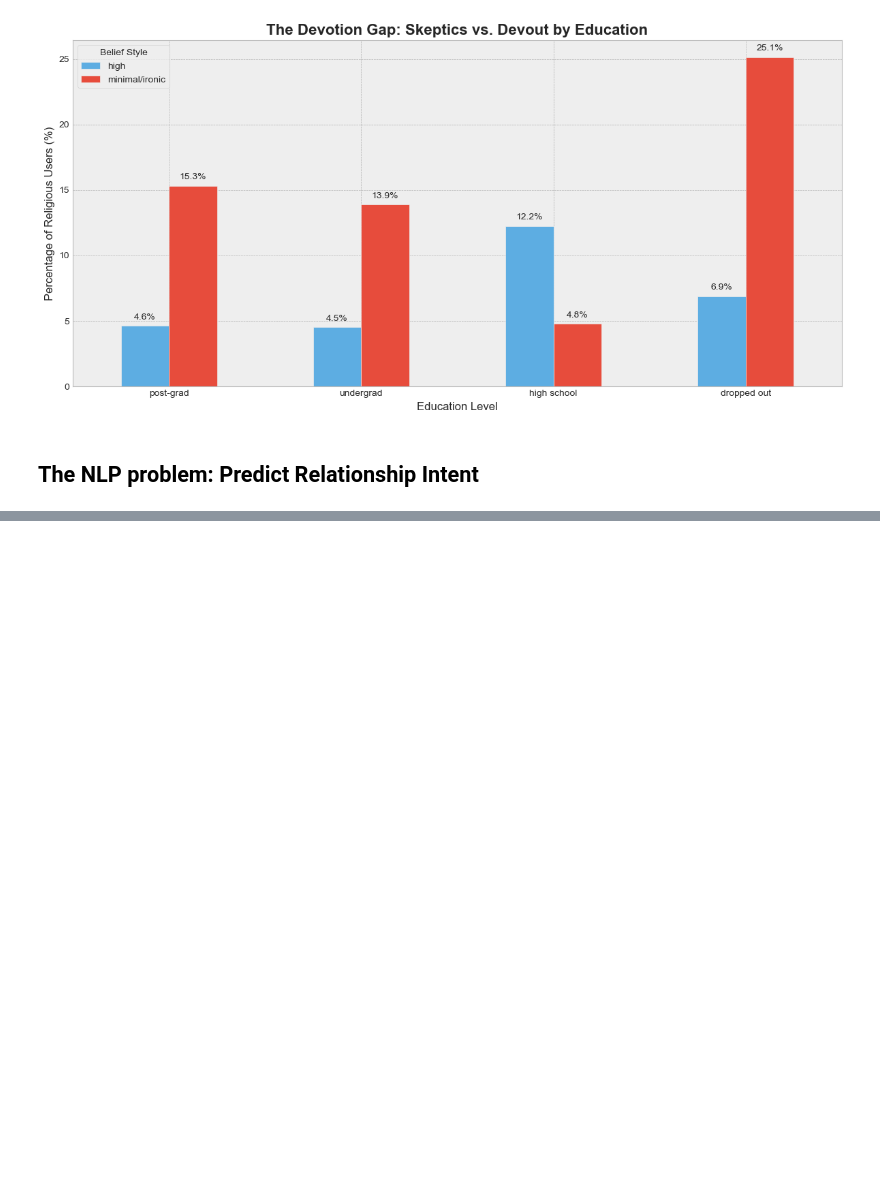
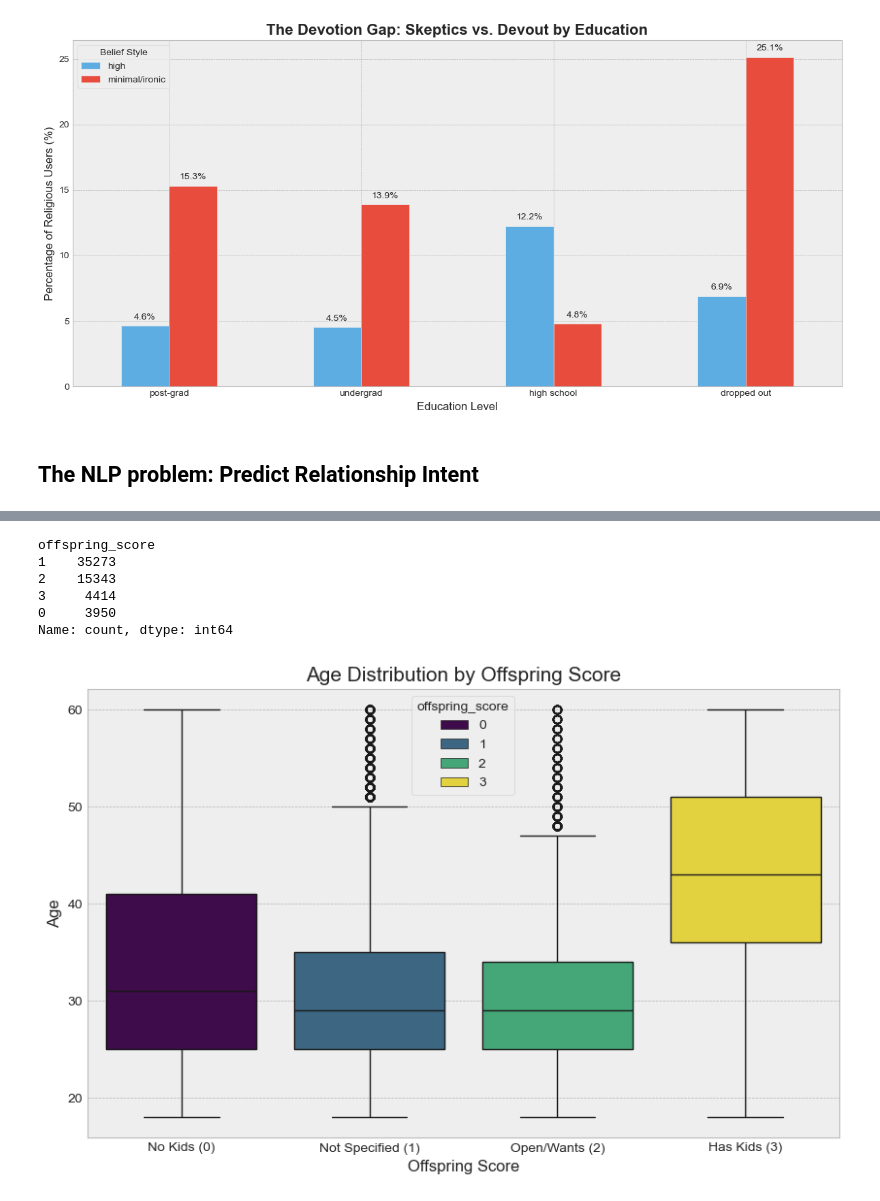
Before and after one commit to byPolo/OkCupid, a Jupyter notebook: Notebooks/OkCupid_DSP.ipynb, the cells around one changed output, grey strips where cells are left out. Saved outputs shown, nothing was run; the diff lists cells and outputs as text; code cells hidden in the pictures; blank space fills up the shorter version.

```diff
--- a/Notebooks/OkCupid_DSP.ipynb
+++ b/Notebooks/OkCupid_DSP.ipynb
@@ -269,0 +272,43 @@ print(mean_age)
+# %%
+#print(profiles['offspring'].isna().sum())
+#print(profiles['offspring'].value_counts())
+
+def map_offspring(text):
+    if pd.isna(text):
+        return 1  # Not Specified
+    text = text.lower()
+    # Priority 1: Has kids
+    if 'has a kid' in text or 'has kids' in text:
+        return 3
+    # Priority 2: Open to/Wants kids
+    if 'wants' in text or 'might' in text or text == "doesn't have kids":
+        # Note: we treat "doesn't have kids" as open/neutral
+        # unless they explicitly say "and doesn't want any"
+        if "doesn't want" in text:
+            return 0
+        return 2
+    # Priority 3: Explicitly does not want
+    if "doesn't want" in text:
+        return 0
+
+    return 1 # Fallback for anything else
+
+clean_df['offspring_score'] = clean_df['offspring'].apply(map_offspring)
+print(clean_df['offspring_score'].value_counts())
+plt.figure(figsize=(10, 6))
+sns.boxplot(x='offspring_score', y='age',hue='offspring_score', data=clean_df, palette='viridis')
+
+# 4. Formatting
+plt.title('Age Distribution by Offspring Score', fontsize=15)
+plt.xlabel('Offspring Score', fontsize=12)
+plt.ylabel('Age', fontsize=12)
+plt.xticks([0, 1, 2, 3], ['No Kids (0)', 'Not Specified (1)', 'Open/Wants (2)', 'Has Kids (3)'])
+plt.show()
+# %% [output]
+offspring_score
+1    35273
+2    15343
+3     4414
+0     3950
+Name: count, dtype: int64
+[figure, added]
```
Also changed, not shown: parts of 4 cells of this notebook, 1 other file.
